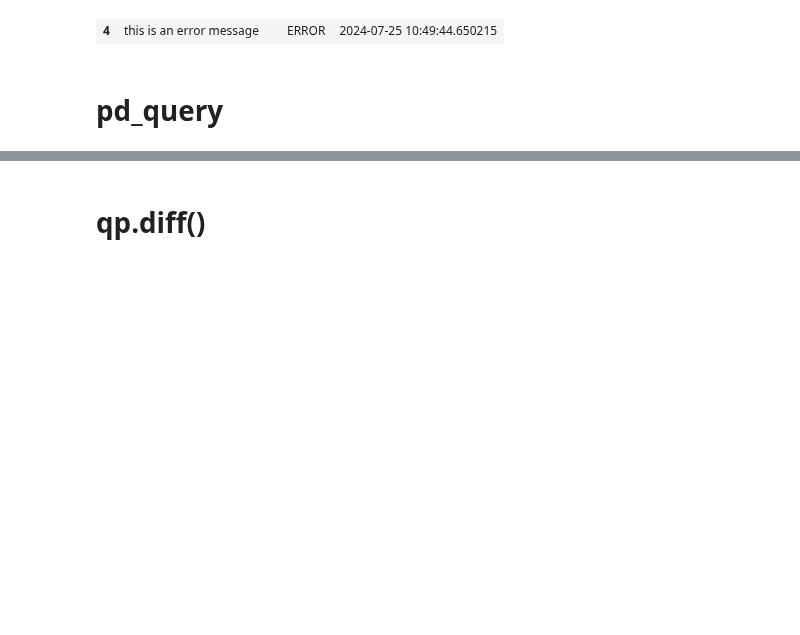
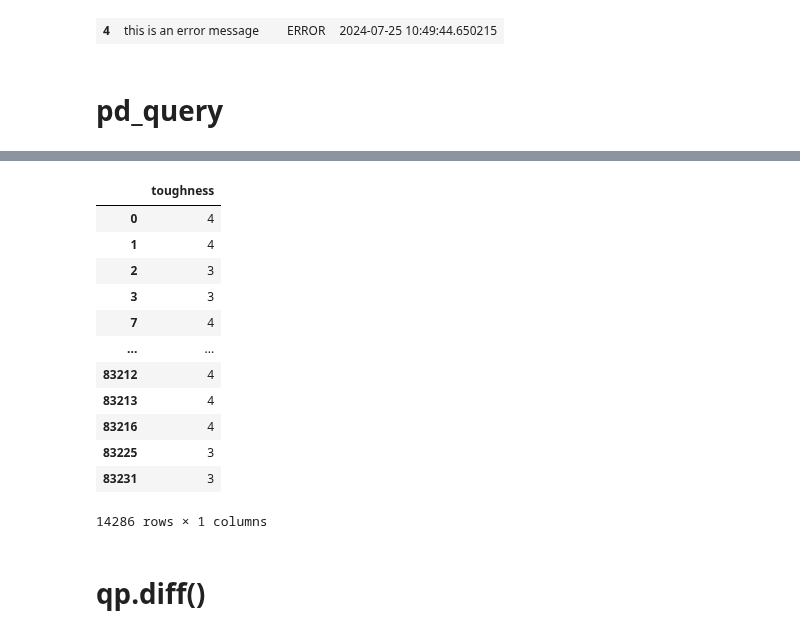
Before and after one commit to MartinVoelkl94/qplib_dev, a Jupyter notebook: prototyping.ipynb, the cells around one changed output, grey strips where cells are left out. Cells and saved outputs as stored; diff of their text form; code cells hidden in the pictures; blank space fills up the shorter version.

```diff
--- a/prototyping.ipynb
+++ b/prototyping.ipynb
@@ -1089,3 +1136,26 @@ HBox(children=(Textarea(value='', layout=Layout(height='95%'), placeholder='Ente
+# %%
+cards.q(
+    r"""
+    toughness ´r >2 & <5
+    """,
+    diff=None,
+    inplace=False,
+    verbosity=3,
+    )
+# %% [output]
+|  | toughness |
+| 0 | 4 |
+| 1 | 4 |
+| 2 | 3 |
+| 3 | 3 |
+| 7 | 4 |
+| ... | ... |
+| 83212 | 4 |
+| 83213 | 4 |
+| 83216 | 4 |
+| 83225 | 3 |
+| 83231 | 3 |
+14286 rows × 1 columns
 # %% [markdown]
 # qp.diff()
 # %%
```
Also changed, not shown: parts of 3 cells of this notebook, 2 other files.
